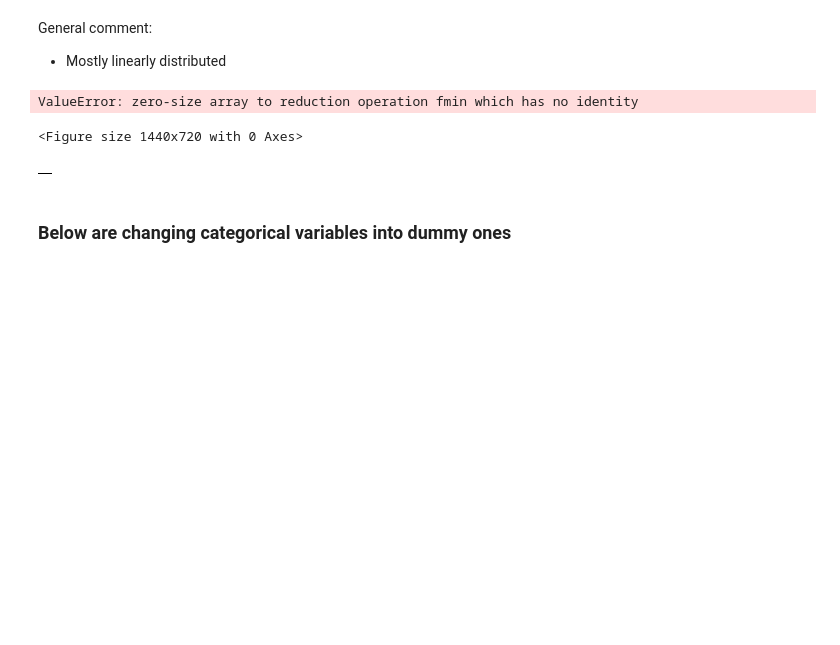
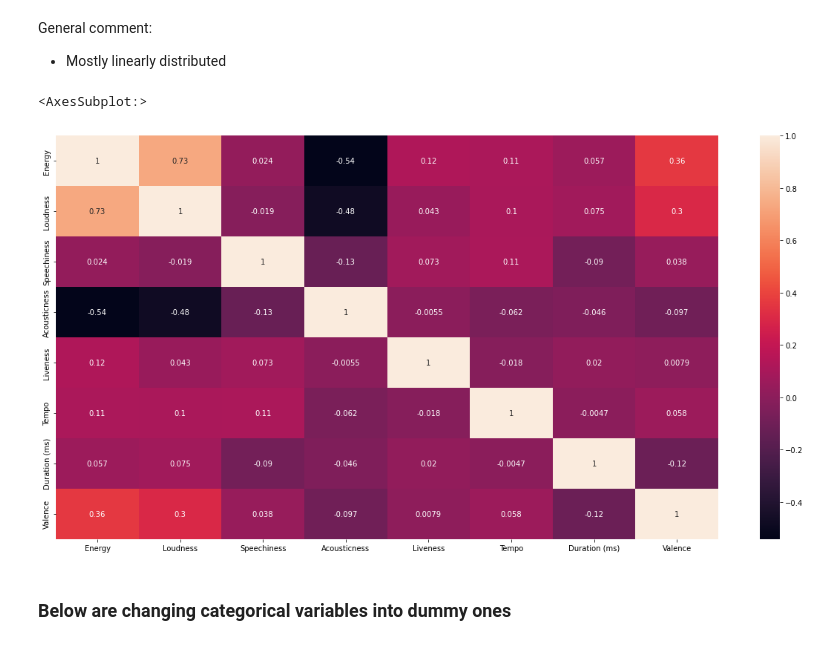
Before and after one commit to Opheliadh/DH140-Final-Music-Trends, a Jupyter notebook: Spotify_songs_popularity.ipynb, the cells around one changed output. Cells and saved outputs as stored; diff of their text form; code cells hidden in the pictures; blank space fills up the shorter version.

```diff
--- a/Spotify_songs_popularity.ipynb
+++ b/Spotify_songs_popularity.ipynb
@@ -171,7 +171,7 @@ from matplotlib import pyplot as plt
 # %%
 plt.figure(figsize=(20, 10))
 sns.heatmap(df[['Energy', 'Loudness', 'Speechiness', 'Acousticness', 'Liveness',
-      'Tempo', 'Duration (ms)', 'Valence']].corr())
+      'Tempo', 'Duration (ms)', 'Valence']].astype(float).corr(),annot=True)
 # %% [output]
-ValueError: zero-size array to reduction operation fmin which has no identity
+<AxesSubplot:>
-<Figure size 1440x720 with 0 Axes>
+[figure, added]
@@ -181,7 +178,3 @@ df1=df[['Energy', 'Loudness', 'Speechiness', 'Acousticness', 'Liveness',
-# %%
-df1.corr()
-# %% [output]
-|  |
 # %% [markdown]
 ### Below are changing categorical variables into dummy ones
 # %%
```
Also changed, not shown: parts of 1 cell of this notebook.
